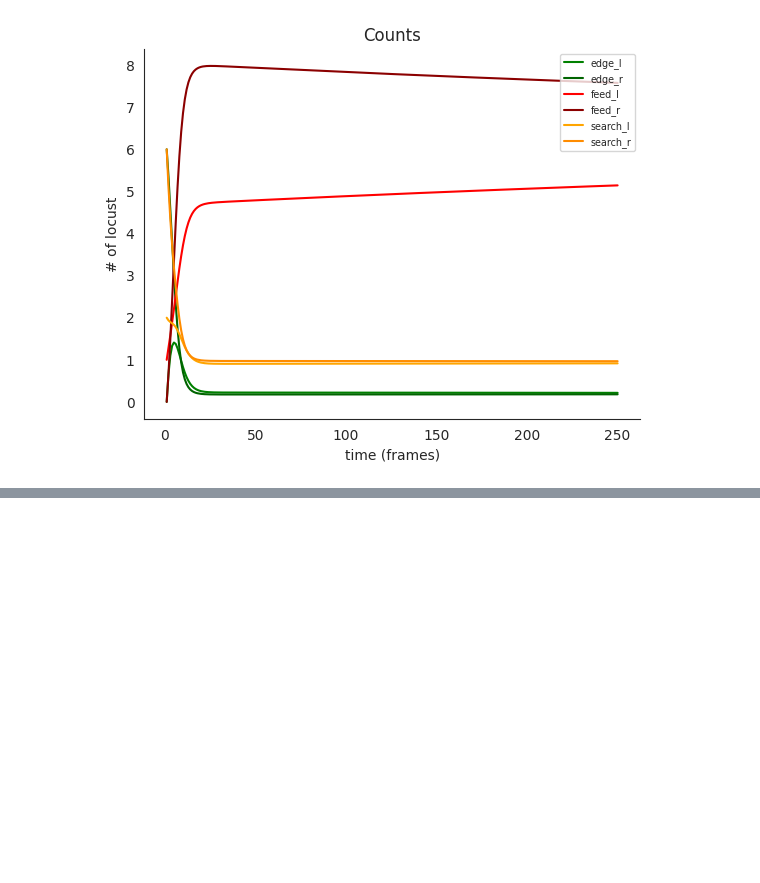
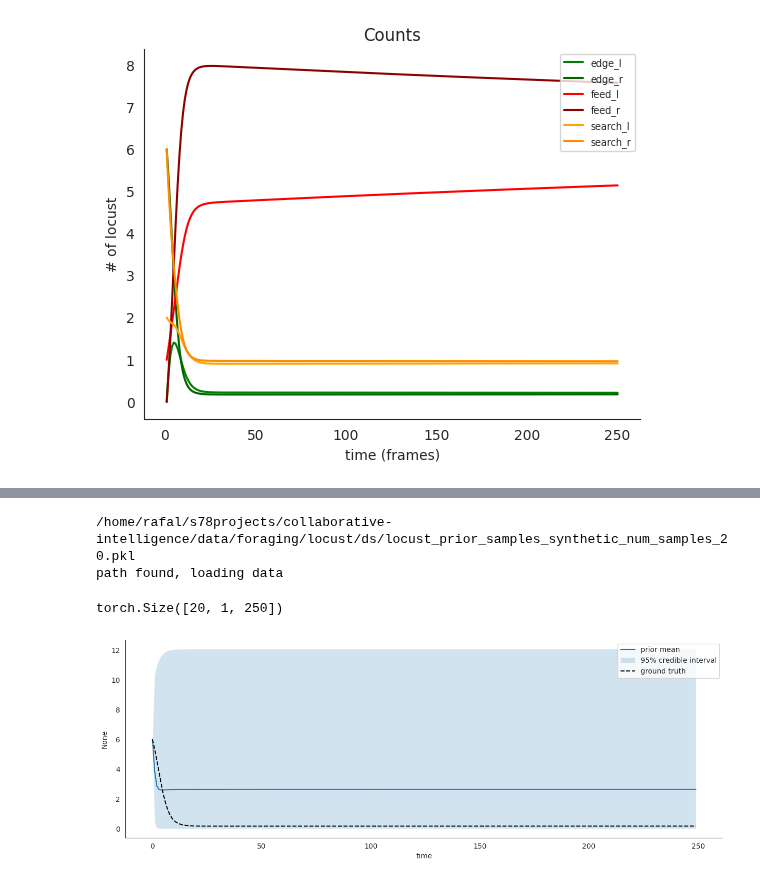
Before and after one commit to BasisResearch/collab-creatures, a Jupyter notebook: docs/experimental/locust_ds_complete_ts.ipynb, the cells around one changed output, grey strips where cells are left out. Cells and saved outputs as stored; diff of their text form; code cells hidden in the pictures; blank space fills up the shorter version.

Commit message:
locust ds complete WIP

```diff
--- a/docs/experimental/locust_ds_complete_ts.ipynb
+++ b/docs/experimental/locust_ds_complete_ts.ipynb
@@ -37,6 +37,7 @@ from collab.foraging import toolkit as ft
 from collab.utils import find_repo_root, progress_saver
 
 smoke_test = "CI" in os.environ
+smoke_test = True
 subset_starts = 1  # 420
 subset_ends = 30 if smoke_test else 900
 desired_frames = 50 if smoke_test else 250
@@ -116,0 +108,45 @@ ValueError: All arrays must be of the same length
+# %%
+def get_locust_prior_samples_synthetic():
+    prior_predictive = Predictive(lc.simulated_bayesian_locust, num_samples=num_samples)
+    locust_prior_samples = prior_predictive(init_state, start_time, logging_times)
+    return locust_prior_samples
+
+
+locust_prior_samples = progress_saver(
+    name="locust_prior_samples_synthetic",
+    subfolder="foraging/locust/ds",
+    properties=[num_samples],
+    property_names=["num_samples"],
+    code_f=get_locust_prior_samples_synthetic,
+)
+# %% [output]
+/home/rafal/s78projects/collaborative-intelligence/data/foraging/locust/ds/locust_prior_samples_synthetic_num_samples_20.pkl
+path found, loading data
+# %%
+state = "edge_r"
+color = "green"
+
+locust_prior_samples[state].shape
+# %% [output]
+torch.Size([20, 1, 250])
+# %%
+
+
+fig, ax = plt.subplots(1, 1, figsize=(15, 5))
+
+
+ft.ds_uncertainty_plot(
+    state_pred = locust_prior_samples[state],
+    data = locust_true_traj[state],
+    ylabel = f"# in {state}",
+    color = color,
+    data_label = "ground truth",
+    ax = ax,
+    legend=True,
+    test_plot=False,
+    mean_label="prior mean",
+)
+
+#ft.ds_uncertainty_plot()
+# %% [output]
+[figure, added]
```
Also changed, not shown: parts of 6 cells of this notebook, 8 other files.
